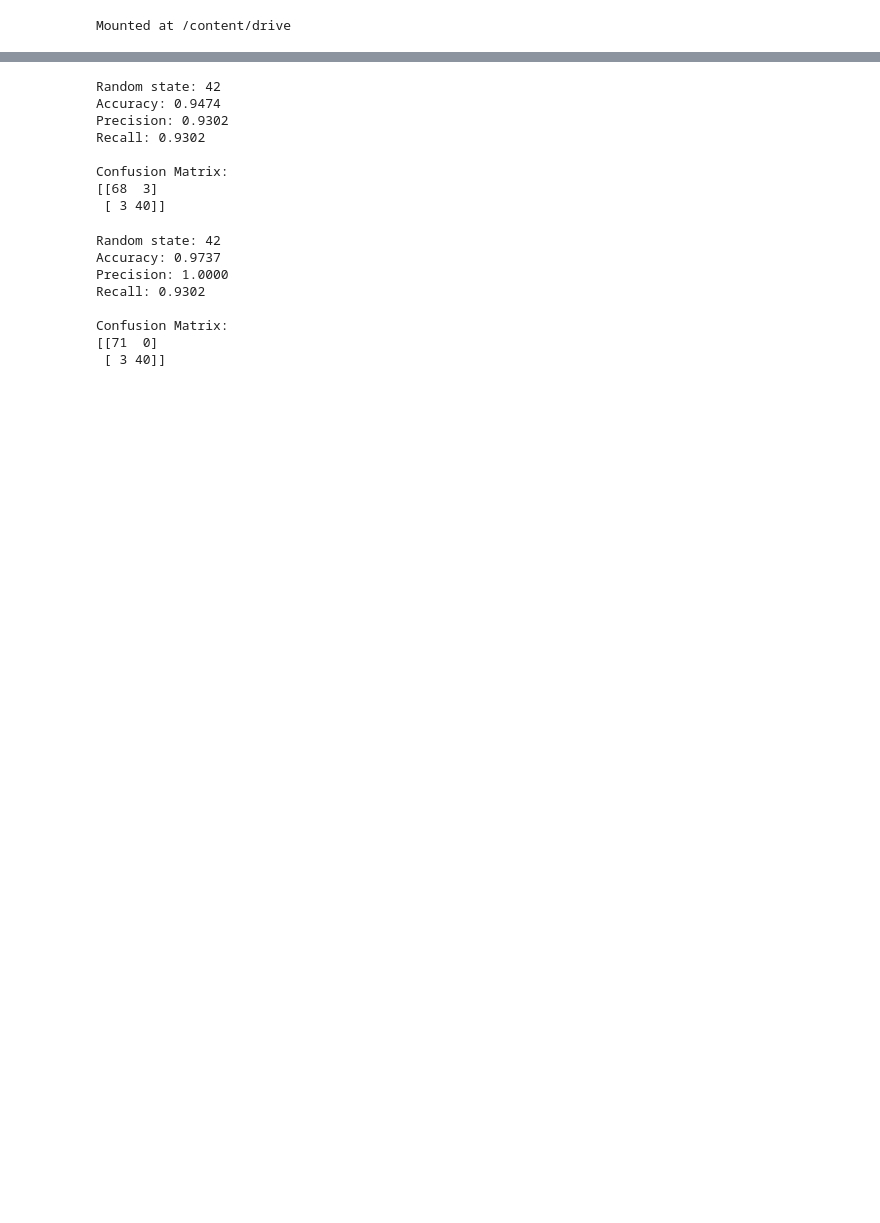
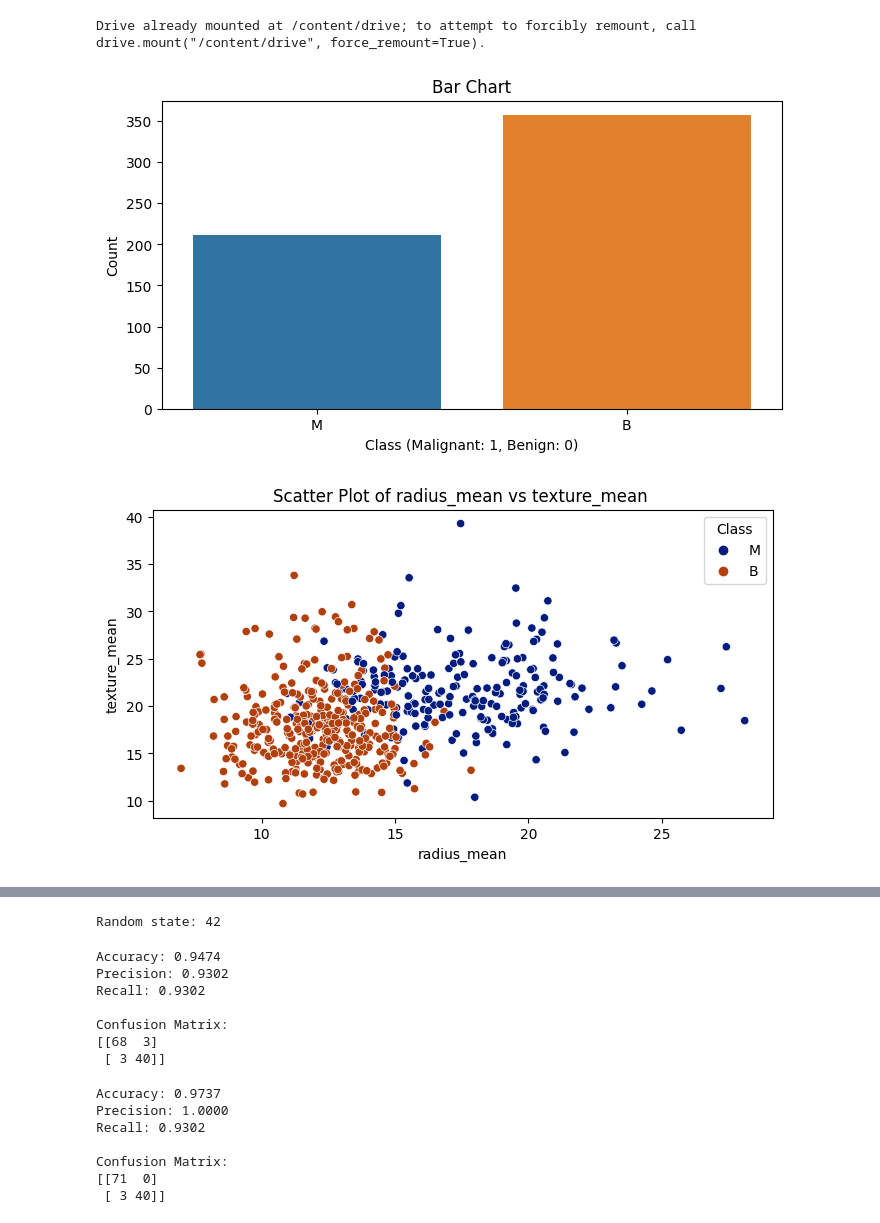
Before and after one commit to Bean1eBabe/Python-and-R-Final-Project, a Jupyter notebook: HI_1020_Python_and_R_Final_Project.ipynb, the cells around one changed output, grey strips where cells are left out. Saved outputs shown, nothing was run; the diff lists cells and outputs as text; code cells hidden in the pictures; blank space fills up the shorter version.

```diff
--- a/HI_1020_Python_and_R_Final_Project.ipynb
+++ b/HI_1020_Python_and_R_Final_Project.ipynb
@@ -2,11 +2,16 @@
 #Step (2): Loading the dataset into your Python IDE "loading, reading and exploring the dataset"
 import pandas as pd
 import numpy as np
+import matplotlib.pyplot as plt
+import seaborn as sns
 from sklearn.model_selection import train_test_split
 from sklearn.metrics import accuracy_score, precision_score, recall_score, confusion_matrix
 
 from google.colab import drive
 drive.mount('/content/drive')
 raw_data = pd.read_csv('/content/drive/My Drive/HI1020/breast-cancer.csv')
+
+X = raw_data.values[:, 2:32]
+y = raw_data.values[:, 1]
 # %% [output]
-Mounted at /content/drive
+Drive already mounted at /content/drive; to attempt to forcibly remount, call drive.mount("/content/drive", force_remount=True).
@@ -18,0 +18,30 @@ y = raw_data.values[:, 1]
+# %%
+#Step 3: Data Visualization "draw three to four types of data visualization to better understand the dataset"
+
+# Bar chart
+plt.figure(figsize=(8, 4))
+sns.countplot(x=y)
+plt.title('Bar Chart')
+plt.xlabel('Class (Malignant: 1, Benign: 0)')
+plt.ylabel('Count')
+plt.show()
+
+# Scatter plot
+a = 0
+b = 1
+plt.figure(figsize=(8, 4))
+sns.scatterplot(x=X[:, a], y=X[:, b], hue=y, palette='dark')
+plt.title(f'Scatter Plot of radius_mean vs texture_mean ')
+plt.xlabel(f'radius_mean')
+plt.ylabel(f'texture_mean')
+plt.legend(title='Class')
+plt.show()
+
+# Pie chart
+plt.figure(figsize=(6, 6))
+plt.pie(raw_data['diagnosis'].value_counts(), labels=['Benign', 'Malignant'], autopct='%1.1f%%', colors=['blue', 'yellow'])
+plt.title('Pie Chart')
+plt.show()
+# %% [output]
+[figure, added]
+[figure, added]
@@ -19,27 +49,26 @@ y = raw_data.values[:, 1]
+# %%
+#Step (4) Make dataset avaiable for "Supervised" Machine Learning algorithms
+y_numeric = np.where(y == 'B', 0, 1)
+
+random_state = 42
+print(f"Random state: {random_state}")
+
+X_train, X_test, y_train, y_test = train_test_split(X, y_numeric, test_size=0.2, shuffle=True, random_state=random_state)
+# %% [output]
+Random state: 42
 # %%
 #Step (5A)  Building and evaluating machine learning predictive models "build, train, and test two predictive models, using Decision Tree including Accuracy, Precision, and Recall"
 from sklearn.tree import DecisionTreeClassifier
 
-y_numeric = np.where(y == 'B', 0, 1)
-random_state = 42
-print(f"Random state: {random_state}")
-
-# Split the data into training and testing sets
-X_train, X_test, y_train, y_test = train_test_split(X, y_numeric, test_size=0.2, shuffle=True, random_state=random_state)
-
-# Create a Decision Tree model
 model = DecisionTreeClassifier(random_state=random_state)
 model.fit(X_train, y_train)
 
-# Make predictions on the test set
 y_pred = model.predict(X_test)
 
-# Calculate accuracy, precision, and recall
 dt_accuracy = accuracy_score(y_test, y_pred)
 dt_precision = precision_score(y_test, y_pred)
 dt_recall = recall_score(y_test, y_pred)
 
-# Display the confusion matrix
 conf_matrix = confusion_matrix(y_test, y_pred)
 
 print(f"Accuracy: {dt_accuracy:.4f}")
@@ -48,7 +77,6 @@ print(f"Recall: {dt_recall:.4f}")
 print("\nConfusion Matrix:")
 print(conf_matrix)
 # %% [output]
-Random state: 42
 Accuracy: 0.9474
 Precision: 0.9302
 Recall: 0.9302
@@ -60,28 +88,15 @@ Confusion Matrix:
 #Step (5B) Building and evaluating machine learning predictive models "build, train, and test two predictive models, using Naïve Bayes including Accuracy, Precision, and Recall."
 from sklearn.naive_bayes import GaussianNB
 
-# Convert labels to numerical values (0 and 1)
-y_numeric = np.where(y == 'B', 0, 1)
-random_state = 42
-print(f"Random state: {random_state}")
-
-# Split the data into training and testing sets
-X_train, X_test, y_train, y_test = train_test_split(X, y_numeric, test_size=0.2, shuffle=True, random_state=random_state)
-
-
-# Create a Gaussian Naive Bayes model
 model = GaussianNB()
 model.fit(X_train, y_train)
 
-# Make predictions on the test set
 y_pred = model.predict(X_test)
 
-# Calculate accuracy, precision, and recall
 nb_accuracy = accuracy_score(y_test, y_pred)
 nb_precision = precision_score(y_test, y_pred)
 nb_recall = recall_score(y_test, y_pred)
 
-# Display the confusion matrix
 conf_matrix = confusion_matrix(y_test, y_pred)
 
 print(f"Accuracy: {nb_accuracy:.4f}")
@@ -90,7 +105,6 @@ print(f"Recall: {nb_recall:.4f}")
 print("\nConfusion Matrix:")
 print(conf_matrix)
 # %% [output]
-Random state: 42
 Accuracy: 0.9737
 Precision: 1.0000
 Recall: 0.9302
```
Also changed, not shown: parts of 4 cells of this notebook.
